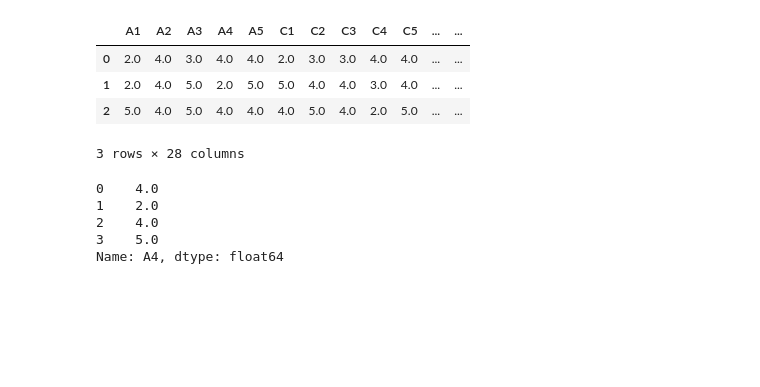
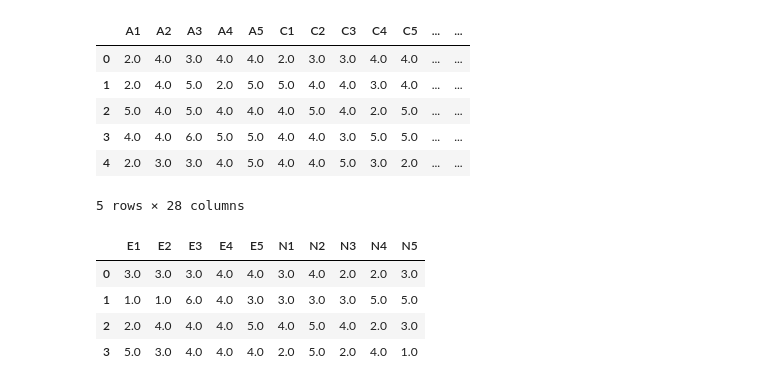
Before and after one commit to Wourly/OCEAN, a Jupyter notebook: main.ipynb, the cells around one changed output. Drawn from its saved outputs; the diff is of its cells as text; code cells hidden in the pictures; blank space fills up the shorter version.

```diff
--- a/main.ipynb
+++ b/main.ipynb
@@ -5,19 +5,21 @@ import numpy as np
 ocean = pd.read_csv("ocean.csv")
 ocean.drop(["Unnamed: 0"], axis = 1, inplace = True)
 # %%
-ocean.head(3)
+ocean.head(5)
 # %% [output]
 |  | A1 | A2 | A3 | A4 | A5 | C1 | C2 | C3 | C4 | C5 | ... | ... |
 | 0 | 2.0 | 4.0 | 3.0 | 4.0 | 4.0 | 2.0 | 3.0 | 3.0 | 4.0 | 4.0 | ... | ... |
 | 1 | 2.0 | 4.0 | 5.0 | 2.0 | 5.0 | 5.0 | 4.0 | 4.0 | 3.0 | 4.0 | ... | ... |
 | 2 | 5.0 | 4.0 | 5.0 | 4.0 | 4.0 | 4.0 | 5.0 | 4.0 | 2.0 | 5.0 | ... | ... |
+| 3 | 4.0 | 4.0 | 6.0 | 5.0 | 5.0 | 4.0 | 4.0 | 3.0 | 5.0 | 5.0 | ... | ... |
+| 4 | 2.0 | 3.0 | 3.0 | 4.0 | 5.0 | 4.0 | 4.0 | 5.0 | 3.0 | 2.0 | ... | ... |
-3 rows × 28 columns
+5 rows × 28 columns
 # %%
-ocean.iloc[0:4, 3]
+ocean.iloc[0:4, 10:20]
 # %% [output]
-0    4.0
-1    2.0
-2    4.0
-3    5.0
-Name: A4, dtype: float64
+|  | E1 | E2 | E3 | E4 | E5 | N1 | N2 | N3 | N4 | N5 |
+| 0 | 3.0 | 3.0 | 3.0 | 4.0 | 4.0 | 3.0 | 4.0 | 2.0 | 2.0 | 3.0 |
+| 1 | 1.0 | 1.0 | 6.0 | 4.0 | 3.0 | 3.0 | 3.0 | 3.0 | 5.0 | 5.0 |
+| 2 | 2.0 | 4.0 | 4.0 | 4.0 | 5.0 | 4.0 | 5.0 | 4.0 | 2.0 | 3.0 |
+| 3 | 5.0 | 3.0 | 4.0 | 4.0 | 4.0 | 2.0 | 5.0 | 2.0 | 4.0 | 1.0 |
 # %%
```
Also changed, not shown: parts of 1 cell of this notebook.
